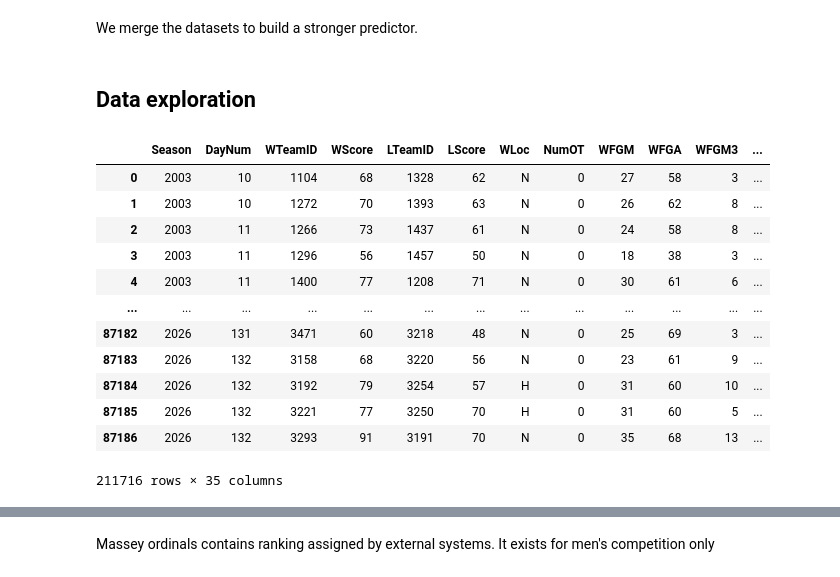
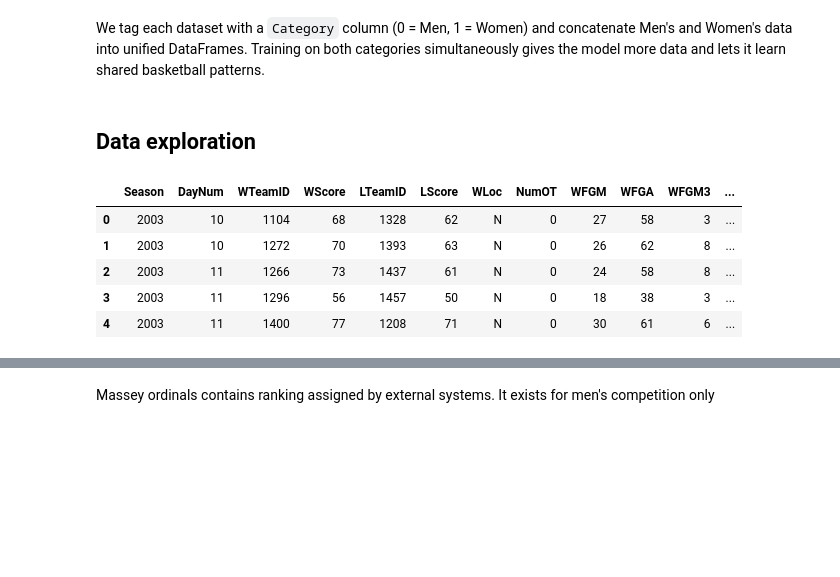
Before and after one commit to cico-rial/march-madness, a Jupyter notebook: march-madness.ipynb, the cells around one changed output, grey strips where cells are left out. Cells and saved outputs as stored; diff of their text form; code cells hidden in the pictures; blank space fills up the shorter version.

Commit message:
cleaned notebook. ready to be shared for additional work

```diff
--- a/march-madness.ipynb
+++ b/march-madness.ipynb
@@ -56,12 +53,12 @@ W_secondary_results_df = pd.read_csv(f"{data_dir}/WSecondaryTourneyCompactResult
-# %% [markdown]
-We merge the datasets to build a stronger predictor.
+# %% [markdown]
+We tag each dataset with a `Category` column (0 = Men, 1 = Women) and concatenate Men's and Women's data into unified DataFrames. Training on both categories simultaneously gives the model more data and lets it learn shared basketball patterns.
 # %%
-gender = {"Men":0, "Women":1}
+category = {"Men":0, "Women":1}
 
-M_regular_results_df["Category"] = gender["Men"]
-M_tourney_results_df["Category"] = gender["Men"]
-W_regular_results_df["Category"] = gender["Women"]
-W_tourney_results_df["Category"] = gender["Women"]
+M_regular_results_df["Category"] = category["Men"]
+M_tourney_results_df["Category"] = category["Men"]
+W_regular_results_df["Category"] = category["Women"]
+W_tourney_results_df["Category"] = category["Women"]
 # %%
 regular_results_df = pd.concat([M_regular_results_df, W_regular_results_df])
 tourney_results_df = pd.concat([M_tourney_results_df, W_tourney_results_df])
@@ -70,18 +66,11 @@ seeds_df = pd.concat([M_seeds_df, W_seeds_df])
 # %% [markdown]
 ## Data exploration
 # %%
-regular_results_df
+regular_results_df.head()
 # %% [output]
 |  | Season | DayNum | WTeamID | WScore | LTeamID | LScore | WLoc | NumOT | WFGM | WFGA | WFGM3 | ... |
 | 0 | 2003 | 10 | 1104 | 68 | 1328 | 62 | N | 0 | 27 | 58 | 3 | ... |
 | 1 | 2003 | 10 | 1272 | 70 | 1393 | 63 | N | 0 | 26 | 62 | 8 | ... |
 | 2 | 2003 | 11 | 1266 | 73 | 1437 | 61 | N | 0 | 24 | 58 | 8 | ... |
 | 3 | 2003 | 11 | 1296 | 56 | 1457 | 50 | N | 0 | 18 | 38 | 3 | ... |
 | 4 | 2003 | 11 | 1400 | 77 | 1208 | 71 | N | 0 | 30 | 61 | 6 | ... |
-| ... | ... | ... | ... | ... | ... | ... | ... | ... | ... | ... | ... | ... |
-| 87182 | 2026 | 131 | 3471 | 60 | 3218 | 48 | N | 0 | 25 | 69 | 3 | ... |
-| 87183 | 2026 | 132 | 3158 | 68 | 3220 | 56 | N | 0 | 23 | 61 | 9 | ... |
-| 87184 | 2026 | 132 | 3192 | 79 | 3254 | 57 | H | 0 | 31 | 60 | 10 | ... |
-| 87185 | 2026 | 132 | 3221 | 77 | 3250 | 70 | H | 0 | 31 | 60 | 5 | ... |
-| 87186 | 2026 | 132 | 3293 | 91 | 3191 | 70 | N | 0 | 35 | 68 | 13 | ... |
-211716 rows × 35 columns
```
Also changed, not shown: parts of 112 cells of this notebook.
